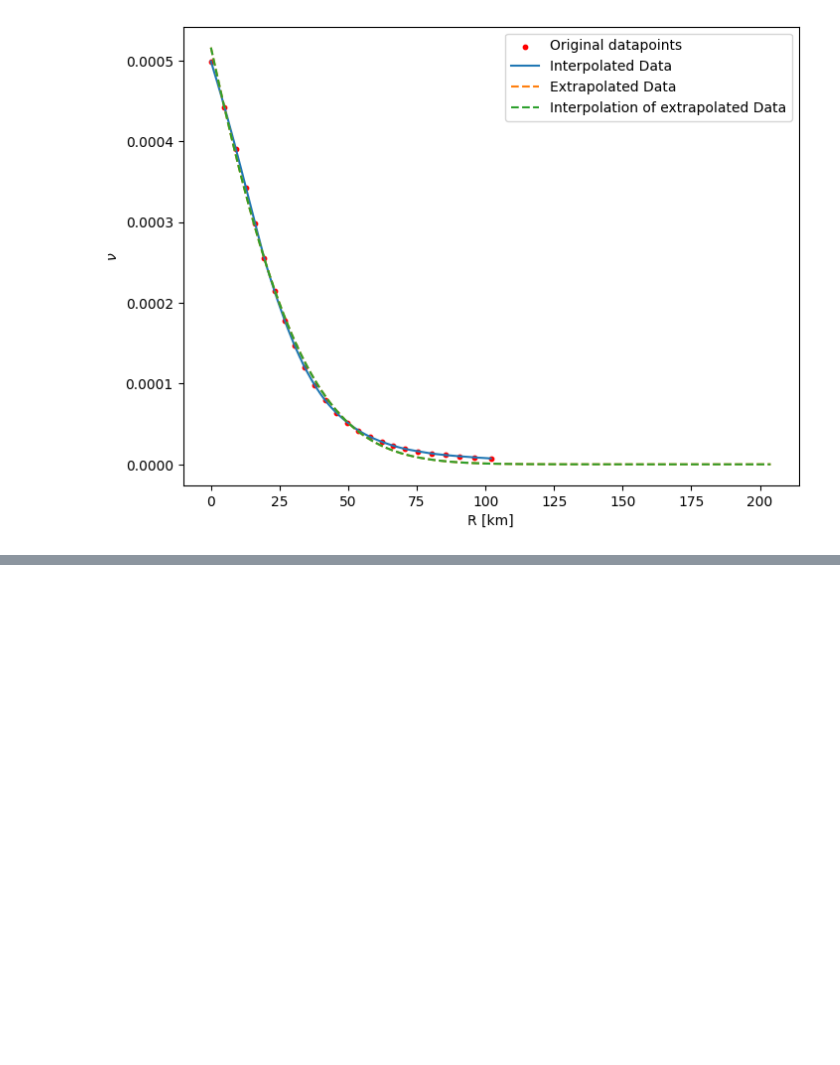
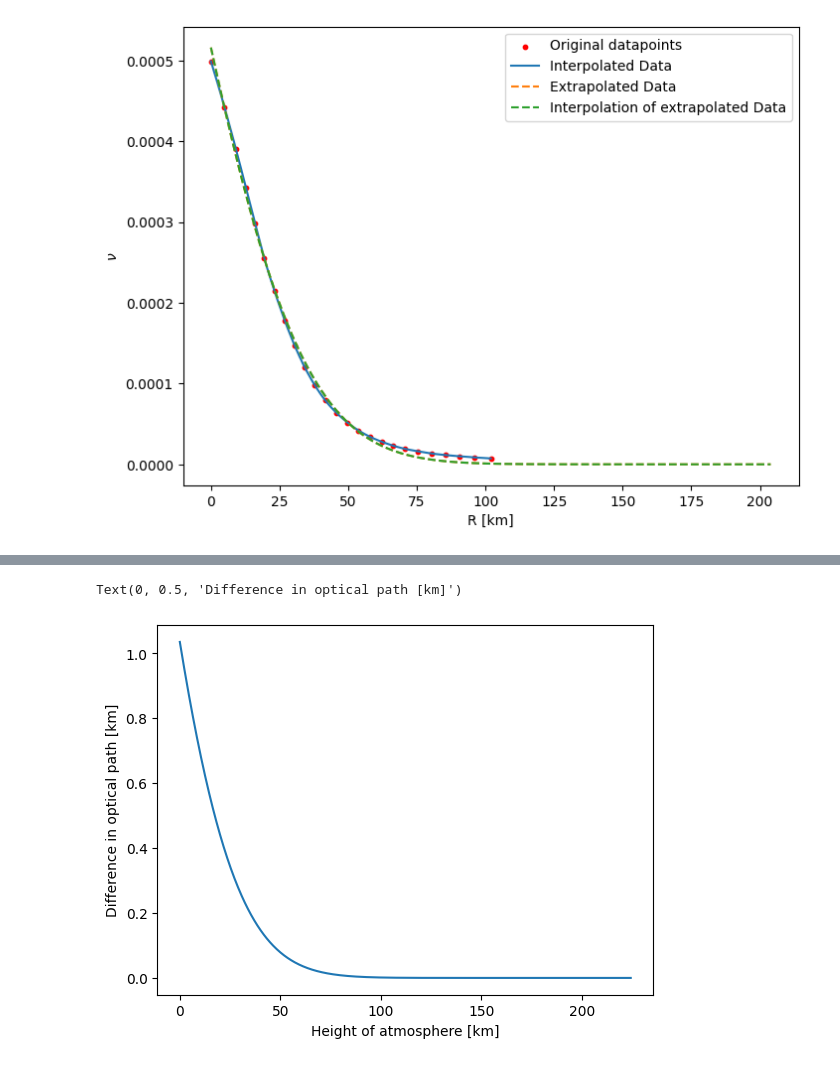
Before and after one commit to giovannipiccoli99/Lens_transit, a Jupyter notebook: calc_los.ipynb, the cells around one changed output, grey strips where cells are left out. Cells and saved outputs as stored; diff of their text form; code cells hidden in the pictures; blank space fills up the shorter version.

```diff
--- a/calc_los.ipynb
+++ b/calc_los.ipynb
@@ -96,49 +50,34 @@ plt.show()
 # %%
-
-def calc_r(s, b):
+def calc_r(s, h):
     '''
     Calculates the distance to the center of the planet.
     Input values:
     s: path variable (-inf initially, 0 when passing the planet, infinity at the end)
     b: impact parameter
     '''
+    b = R_URANUS + h
+
     return np.sqrt(s**2 + b**2)
 
 
-def calc_nu(s, b):
+def calc_nu(s, h):
 
-    r = calc_r(s, b)
+    r = calc_r(s, h)
+    h_atm = r - R_URANUS #go back to of atmosphere
 
-    if r < R_URANUS:
-        #return 0
-        return spl2_min + slope * (r - R_URANUS)
-
-    elif (r > R_URANUS + 2*np.max(R_datapoints)):
+    if (h_atm > 2*np.max(R_datapoints)):
         return 0
 
     else:
-        return spl2(r - R_URANUS)
+        return spl2(h_atm)
 
 
-
-def calc_los(b):
+def calc_los(h):
     '''
     Calculates the line-of-sight integral
     Input values:
     b: Impact parameter
     '''
-    if b < R_URANUS:
-         return -5
-    else:
-        return integrate.quad(lambda s: calc_nu(s, b), -np.inf, np.inf)[0]
+    return integrate.quad(lambda s: calc_nu(s, h), -np.inf, np.inf)[0]
 
-#Have to start from R_URANUS
-calc_los(R_URANUS + 20)
-'''np.linspace(R_URANUS, R_URANUS + MAX_HEIGHT_ATM, 5000)
-los_values = [calc_los(value) for value in r]
-plt.plot(
-r = r, los_values)
-plt.xlabel("Radius [km]")
-plt.ylabel(r'optical path diffenrence [km]')
-#plt.xlim(0, 1000)
-'''
+calc_los_vectorized = np.vectorize(calc_los)
@@ -241,0 +84,9 @@ plt.plot(r, los_values)
+# %%
+h_values = np.linspace(0, 2.2*np.max(R_datapoints), 1000)
+
+plt.plot(h_values, calc_los_vectorized(h_values))
+plt.xlabel("Height of atmosphere [km]")
+plt.ylabel("Difference in optical path [km]")
+# %% [output]
+Text(0, 0.5, 'Difference in optical path [km]')
+[figure, added]
```
Also changed, not shown: parts of 7 cells of this notebook.
